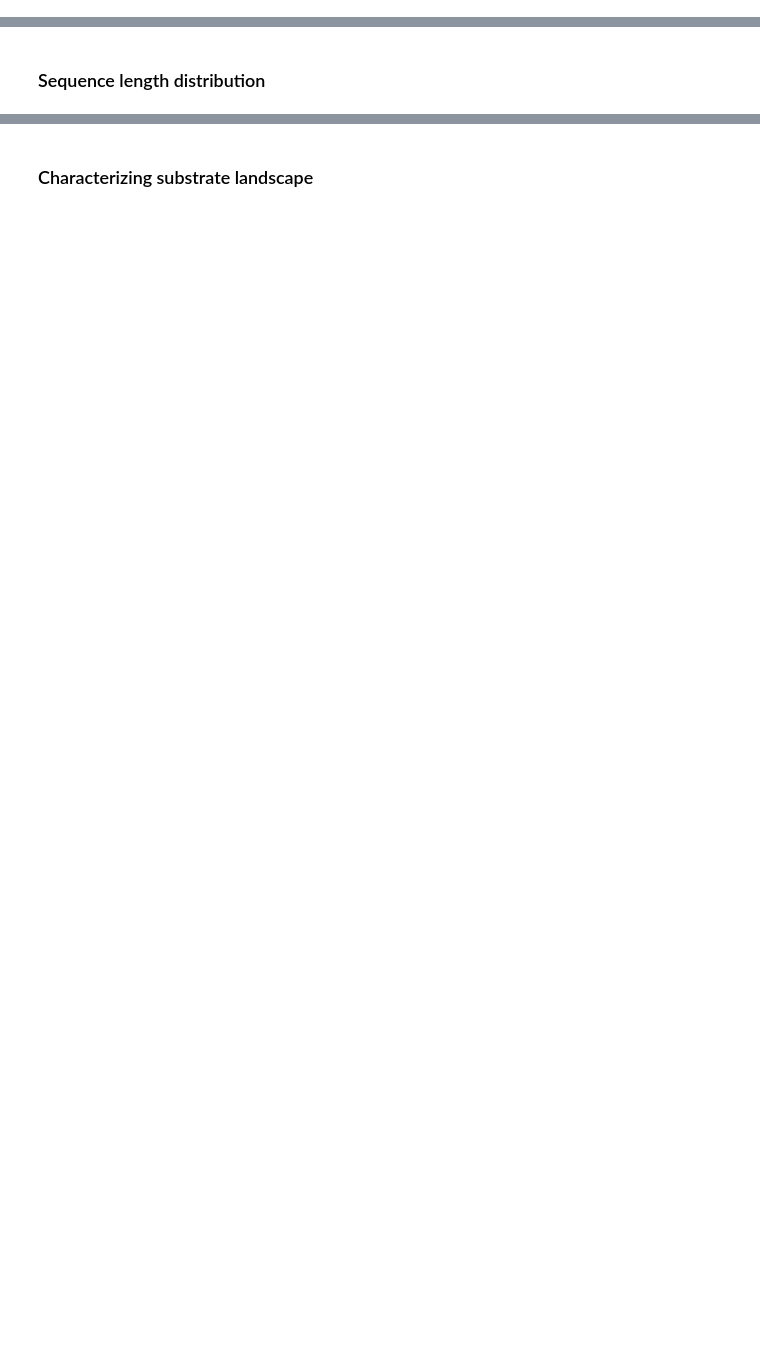
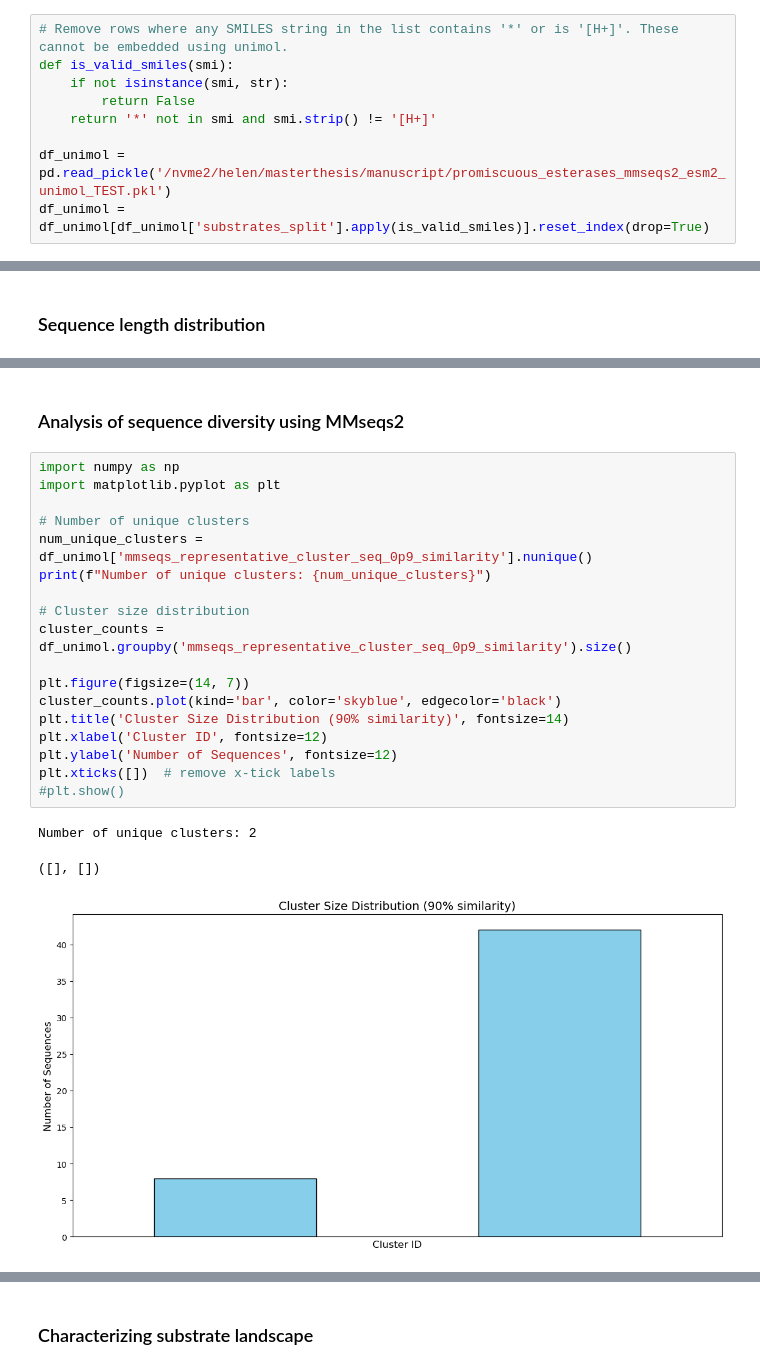
Before and after one commit to HelenSchmid/masterthesis, a Jupyter notebook: manuscript/N3_analyze_promiscuous_esterases.ipynb, the cells around one changed output, grey strips where cells are left out. Cells and saved outputs as stored; diff of their text form; blank space fills up the shorter version.

```diff
--- a/manuscript/N3_analyze_promiscuous_esterases.ipynb
+++ b/manuscript/N3_analyze_promiscuous_esterases.ipynb
@@ -141,0 +234,9 @@ plt.show()
+# %%
+# Remove rows where any SMILES string in the list contains '*' or is '[H+]'. These cannot be embedded using unimol.
+def is_valid_smiles(smi):
+    if not isinstance(smi, str):
+        return False
+    return '*' not in smi and smi.strip() != '[H+]'
+
+df_unimol = pd.read_pickle('/nvme2/helen/masterthesis/manuscript/promiscuous_esterases_mmseqs2_esm2_unimol_TEST.pkl')
+df_unimol = df_unimol[df_unimol['substrates_split'].apply(is_valid_smiles)].reset_index(drop=True)
@@ -160,0 +431,24 @@ plot_sequence_length_histogram_from_df(df_mmseqs2_esm2)
+# %% [markdown]
+### Analysis of sequence diversity using MMseqs2
+# %%
+import numpy as np
+import matplotlib.pyplot as plt
+
+# Number of unique clusters
+num_unique_clusters = df_unimol['mmseqs_representative_cluster_seq_0p9_similarity'].nunique()
+print(f"Number of unique clusters: {num_unique_clusters}")
+
+# Cluster size distribution
+cluster_counts = df_unimol.groupby('mmseqs_representative_cluster_seq_0p9_similarity').size()
+
+plt.figure(figsize=(14, 7))
+cluster_counts.plot(kind='bar', color='skyblue', edgecolor='black')
+plt.title('Cluster Size Distribution (90% similarity)', fontsize=14)
+plt.xlabel('Cluster ID', fontsize=12)
+plt.ylabel('Number of Sequences', fontsize=12)
+plt.xticks([])  # remove x-tick labels
+#plt.show()
+# %% [output]
+Number of unique clusters: 2
+([], [])
+[figure, added]
```
Also changed, not shown: parts of 34 cells of this notebook, 17 other files.
